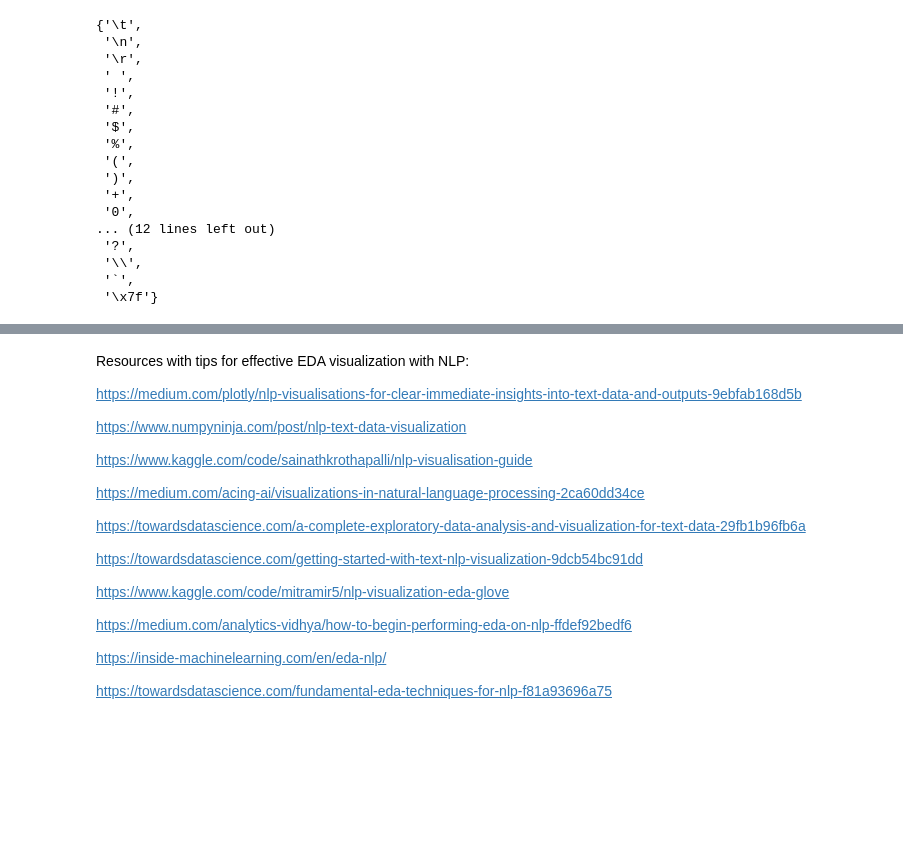
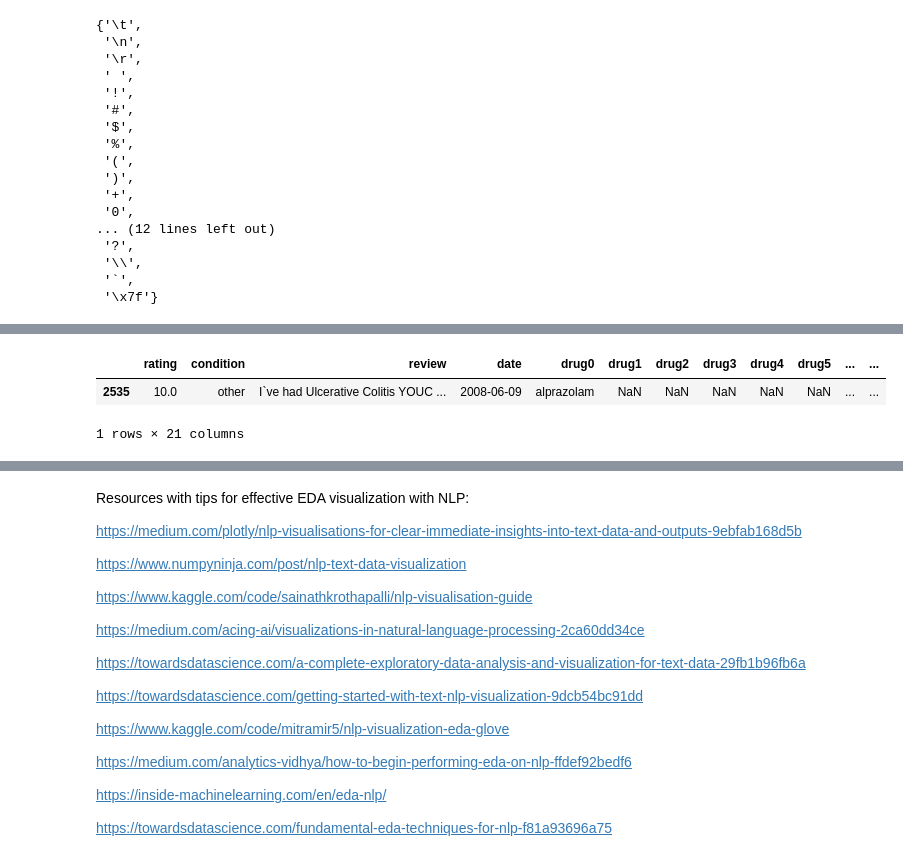
Before and after one commit to fractaldatalearning/psychedelic_efficacy, a Jupyter notebook: notebooks/4-kl-studies-nlp-eda.ipynb, the cells around one changed output, grey strips where cells are left out. Saved outputs shown, nothing was run; the diff lists cells and outputs as text; code cells hidden in the pictures; blank space fills up the shorter version.

```diff
--- a/notebooks/4-kl-studies-nlp-eda.ipynb
+++ b/notebooks/4-kl-studies-nlp-eda.ipynb
@@ -114,0 +129,6 @@ df[df.stops_removed.str.find('\t')!=-1].head(1)
+# %%
+df[df.stops_removed.str.find('`')!=-1].head(1)
+# %% [output]
+|  | rating | condition | review | date | drug0 | drug1 | drug2 | drug3 | drug4 | drug5 | ... | ... |
+| 2535 | 10.0 | other | I`ve had Ulcerative Colitis YOUC ... | 2008-06-09 | alprazolam | NaN | NaN | NaN | NaN | NaN | ... | ... |
+1 rows × 21 columns
```
Also changed, not shown: parts of 10 cells of this notebook, 1 other file.
